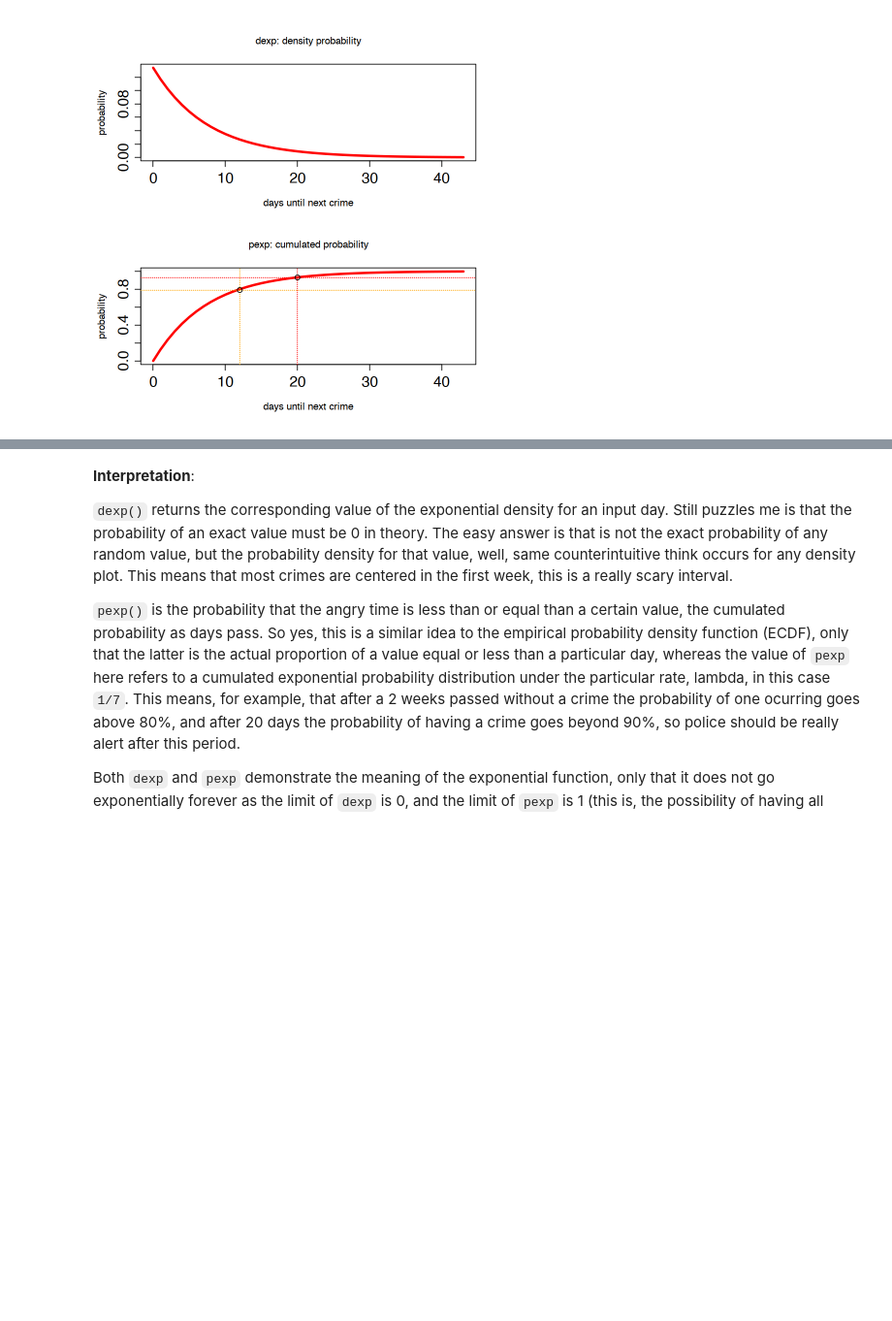
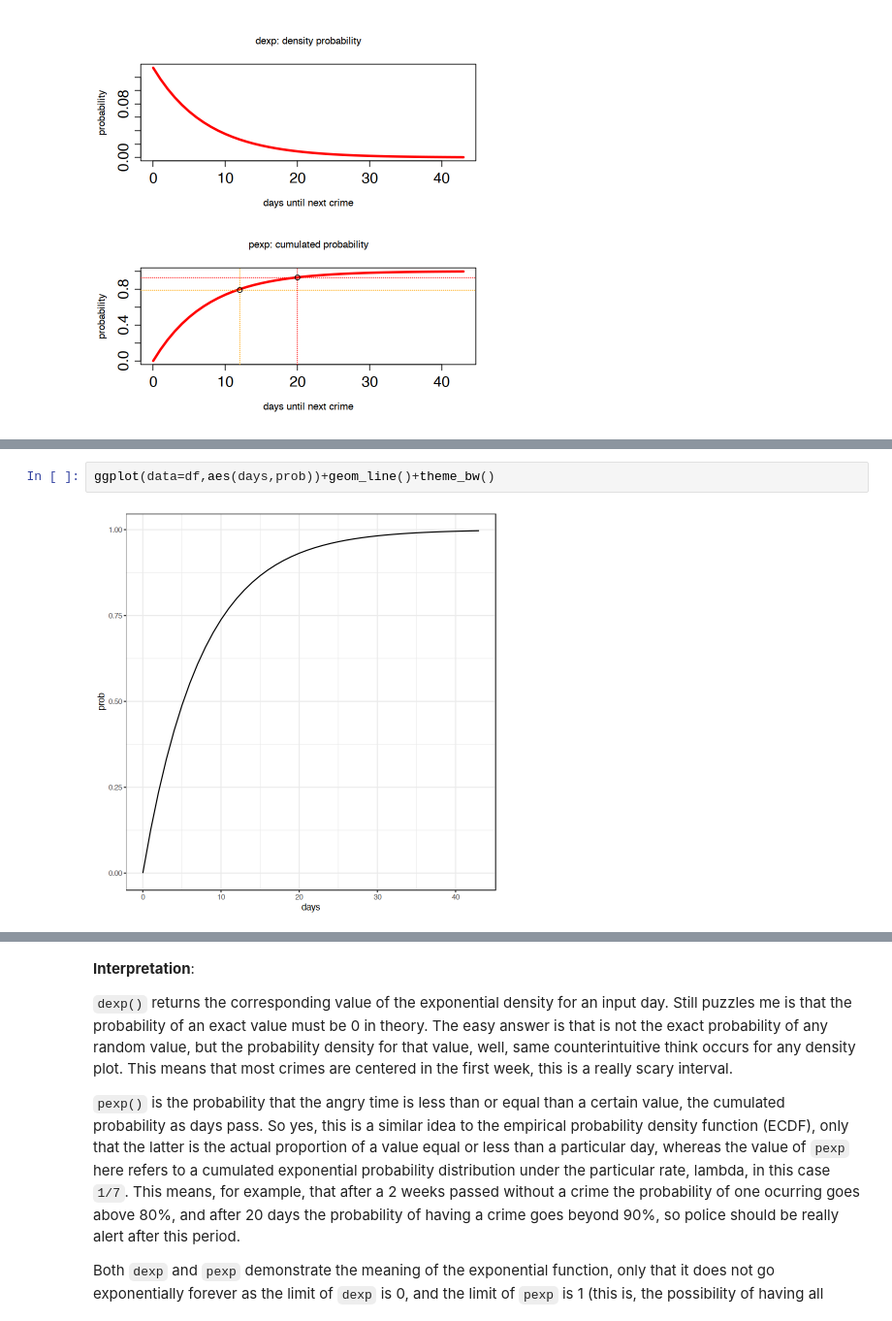
Before and after one commit to norberello/fitting-exponential-car-intervals, a Jupyter notebook: gender-based crimes in Spain 2020.ipynb, the cells around one changed output, grey strips where cells are left out. Shown at 97% size. Drawn from its saved outputs; the diff is of its cells as text; blank space fills up the shorter version.

```diff
--- a/gender-based crimes in Spain 2020.ipynb
+++ b/gender-based crimes in Spain 2020.ipynb
@@ -94,0 +114,4 @@ df<-data.frame(days=sample,prob=prob)#for ggpplot2
+# %%
+ggplot(data=df,aes(days,prob))+geom_line()+theme_bw()
+# %% [output]
+[figure, added]
```
Also changed, not shown: parts of 9 cells of this notebook.
